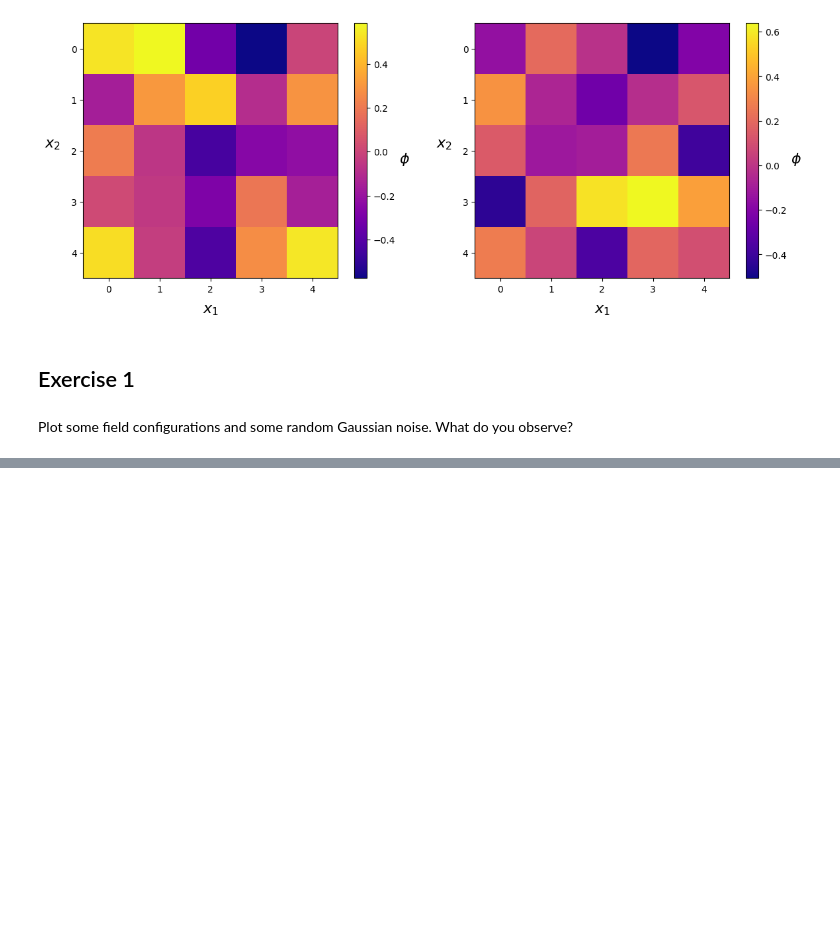
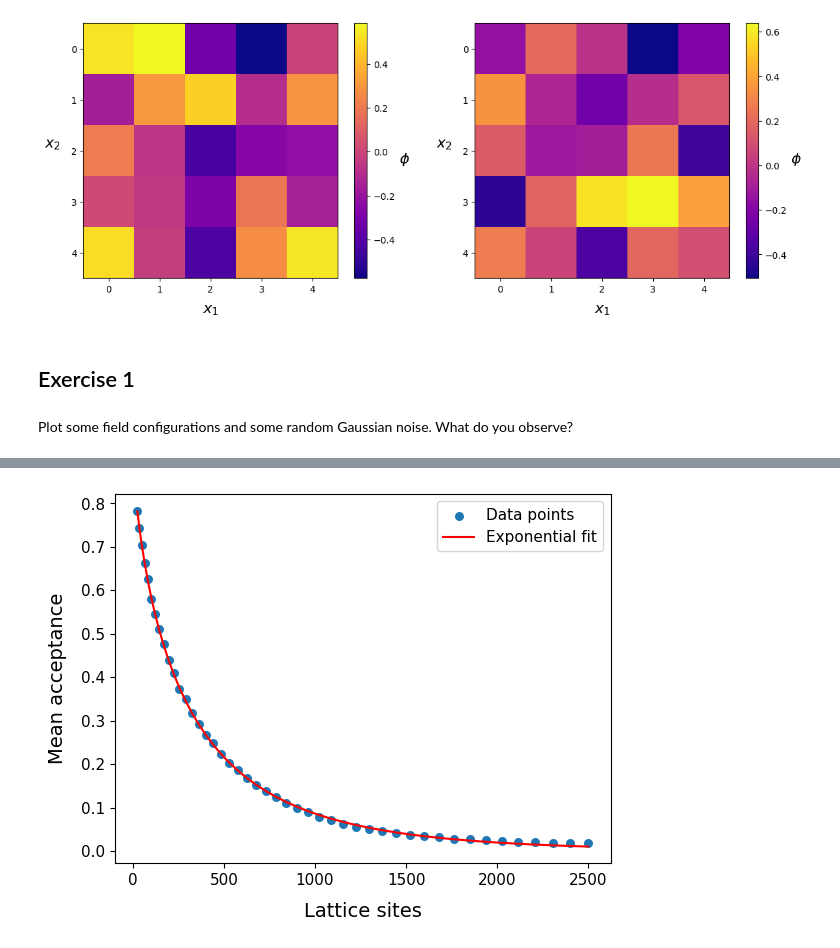
Before and after one commit to victorgran/phi4-lattice, a Jupyter notebook: phi4/metropolis.ipynb, the cells around one changed output, grey strips where cells are left out. Saved outputs shown, nothing was run; the diff lists cells and outputs as text; code cells hidden in the pictures; blank space fills up the shorter version.

```diff
--- a/phi4/metropolis.ipynb
+++ b/phi4/metropolis.ipynb
@@ -70,0 +97,44 @@ plt.show()
+# %%
+data_file = "data/metro_mean_acceptance_size.npy"
+linear_sizes = np.array([5 + i for i in range(46)])
+num_samples = 50_000
+half_width = 0.05
+
+if Path(data_file).exists():
+    mean_acceptances = np.load(data_file)
+else:
+    mean_acceptances = []
+
+    for linear_size in linear_sizes:
+        print(f"Linear size: {linear_size}")
+        rng = np.random.default_rng(seed=42)  # Reseed for every size, so that they can be reproduced in any order.
+        lattice = Phi4Lattice(linear_sites=linear_size, mass2=-1.0, coupling_strength=8.0)
+        initial_sample = rng.random(size=lattice.shape)
+        _, acceptances = lattice.sample(initial_sample=initial_sample,
+                                        num_samples=num_samples,
+                                        method='uniform',
+                                        rng=rng,
+                                        half_width=half_width)
+        mean_acceptances.append(np.mean(acceptances))
+
+    mean_acceptances = np.array(mean_acceptances)
+    np.save(data_file, mean_acceptances)
+# %%
+x_values = linear_sizes ** 2
+
+def exp_fit(x, A, k, p, x0):
+    return A * np.exp(-k * np.power((x - x0), p))
+
+params = curve_fit(exp_fit, x_values, mean_acceptances, p0=[0.93401502, 0.01804902, 0.70714088, 0.])[0]
+
+fig, ax = plt.subplots()
+ax.scatter(x_values, mean_acceptances, label="Data points", linewidths=0, s=42)
+ax.plot(x_values, exp_fit(x_values, *params), color='red', label="Exponential fit")
+ax.set_xlabel("Lattice sites", fontsize=14, labelpad=10)
+ax.set_ylabel("Mean acceptance", fontsize=14, labelpad=10)
+ax.xaxis.set_tick_params(labelsize=11)
+ax.yaxis.set_tick_params(labelsize=11)
+plt.legend(fontsize=11)
+plt.show()
+# %% [output]
+[figure, added]
```
Also changed, not shown: parts of 8 cells of this notebook, 1 other file.
